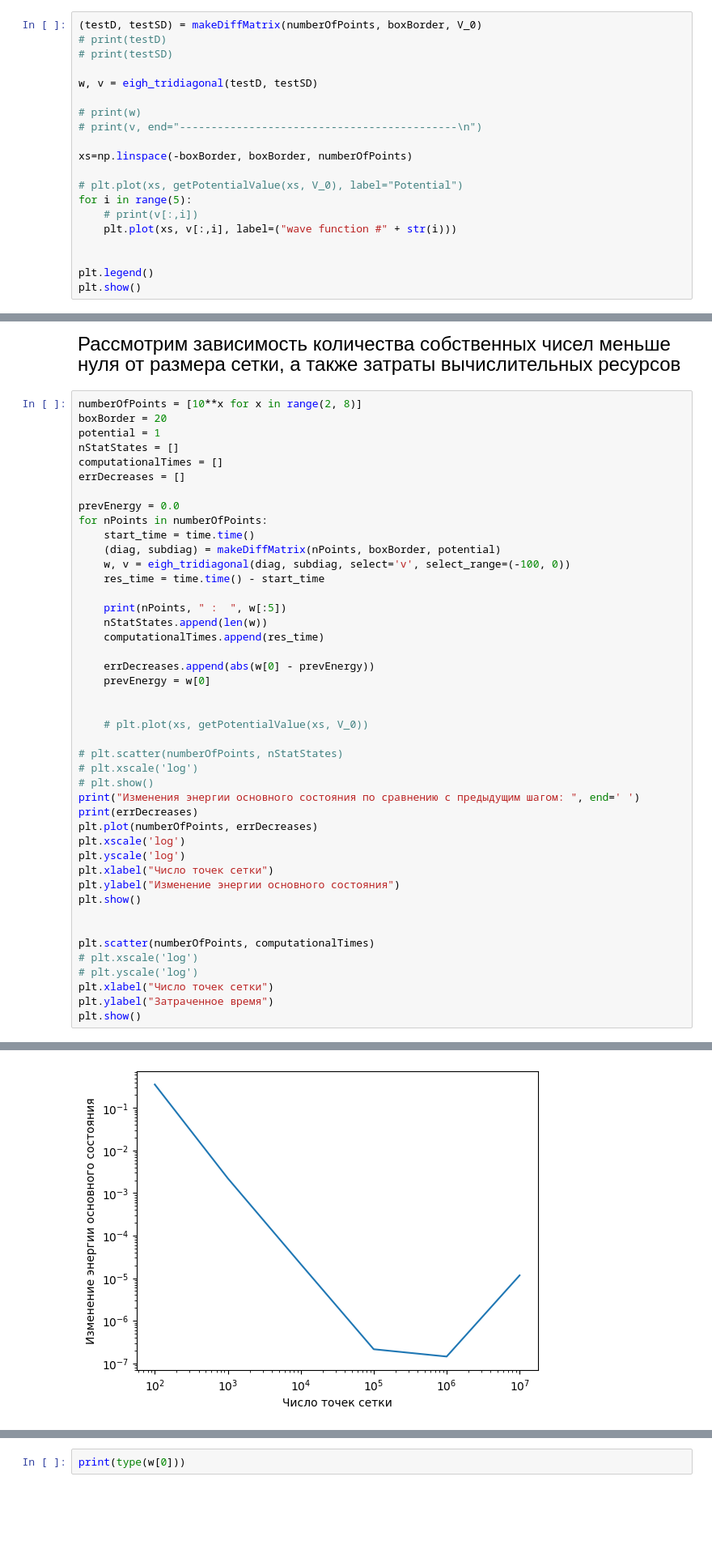
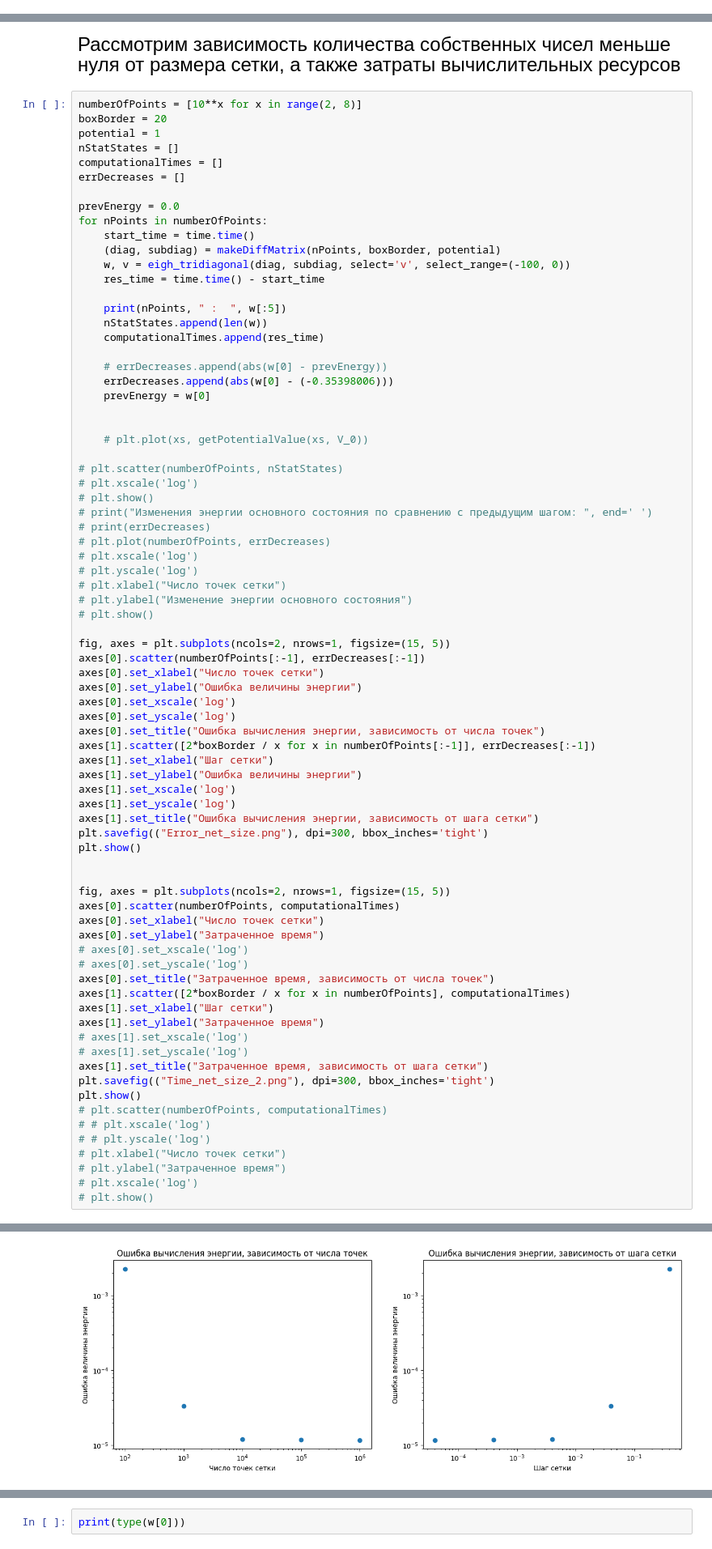
Before and after one commit to NeuTron1943/SpectralTasks, a Jupyter notebook: Task_1/task1_main.ipynb, the cells around one changed output, grey strips where cells are left out. Shown at 81% size. Saved outputs shown, nothing was run; the diff lists cells and outputs as text; blank space fills up the shorter version.

```diff
--- a/Task_1/task1_main.ipynb
+++ b/Task_1/task1_main.ipynb
@@ -50,20 +39,0 @@ print(N)
-# %%
-(testD, testSD) = makeDiffMatrix(numberOfPoints, boxBorder, V_0)
-# print(testD)
-# print(testSD)
-
-w, v = eigh_tridiagonal(testD, testSD)
-
-# print(w)
-# print(v, end="--------------------------------------------\n")
-
-xs=np.linspace(-boxBorder, boxBorder, numberOfPoints)
-
-# plt.plot(xs, getPotentialValue(xs, V_0), label="Potential")
-for i in range(5):
-    # print(v[:,i])
-    plt.plot(xs, v[:,i], label=("wave function #" + str(i)))
-
-
-plt.legend()
-plt.show()
@@ -187,7 +174,8 @@ for nPoints in numberOfPoints:
     nStatStates.append(len(w))
     computationalTimes.append(res_time)
 
-    errDecreases.append(abs(w[0] - prevEnergy))
+    # errDecreases.append(abs(w[0] - prevEnergy))
+    errDecreases.append(abs(w[0] - (-0.35398006)))
     prevEnergy = w[0]
 
 
@@ -196,22 +184,54 @@ for nPoints in numberOfPoints:
 # plt.scatter(numberOfPoints, nStatStates)
 # plt.xscale('log')
 # plt.show()
-print("Изменения энергии основного состояния по сравнению с предыдущим шагом: ", end=' ')
-print(errDecreases)
-plt.plot(numberOfPoints, errDecreases)
-plt.xscale('log')
-plt.yscale('log')
-plt.xlabel("Число точек сетки")
-plt.ylabel("Изменение энергии основного состояния")
+# print("Изменения энергии основного состояния по сравнению с предыдущим шагом: ", end=' ')
+# print(errDecreases)
+# plt.plot(numberOfPoints, errDecreases)
+# plt.xscale('log')
+# plt.yscale('log')
+# plt.xlabel("Число точек сетки")
+# plt.ylabel("Изменение энергии основного состояния")
+# plt.show()
+
+fig, axes = plt.subplots(ncols=2, nrows=1, figsize=(15, 5))
+axes[0].scatter(numberOfPoints[:-1], errDecreases[:-1])
+axes[0].set_xlabel("Число точек сетки")
+axes[0].set_ylabel("Ошибка величины энергии")
+axes[0].set_xscale('log')
+axes[0].set_yscale('log')
+axes[0].set_title("Ошибка вычисления энергии, зависимость от числа точек")
+axes[1].scatter([2*boxBorder / x for x in numberOfPoints[:-1]], errDecreases[:-1])
+axes[1].set_xlabel("Шаг сетки")
+axes[1].set_ylabel("Ошибка величины энергии")
+axes[1].set_xscale('log')
+axes[1].set_yscale('log')
+axes[1].set_title("Ошибка вычисления энергии, зависимость от шага сетки")
+plt.savefig(("Error_net_size.png"), dpi=300, bbox_inches='tight')
 plt.show()
 
 
-plt.scatter(numberOfPoints, computationalTimes)
+fig, axes = plt.subplots(ncols=2, nrows=1, figsize=(15, 5))
+axes[0].scatter(numberOfPoints, computationalTimes)
+axes[0].set_xlabel("Число точек сетки")
+axes[0].set_ylabel("Затраченное время")
+# axes[0].set_xscale('log')
+# axes[0].set_yscale('log')
+axes[0].set_title("Затраченное время, зависимость от числа точек")
+axes[1].scatter([2*boxBorder / x for x in numberOfPoints], computationalTimes)
+axes[1].set_xlabel("Шаг сетки")
+axes[1].set_ylabel("Затраченное время")
+# axes[1].set_xscale('log')
+# axes[1].set_yscale('log')
+axes[1].set_title("Затраченное время, зависимость от шага сетки")
+plt.savefig(("Time_net_size_2.png"), dpi=300, bbox_inches='tight')
+plt.show()
+# plt.scatter(numberOfPoints, computationalTimes)
+# # plt.xscale('log')
+# # plt.yscale('log')
+# plt.xlabel("Число точек сетки")
+# plt.ylabel("Затраченное время")
 # plt.xscale('log')
-# plt.yscale('log')
-plt.xlabel("Число точек сетки")
-plt.ylabel("Затраченное время")
-plt.show()
+# plt.show()
 # %% [output]
 100  :   [-0.35624587]
 1000  :   [-0.35401353]
@@ -223 +242 @@ plt.show()
-[figure, old version]
+[figure, new version]
```
Also changed, not shown: parts of 5 cells of this notebook, 28 other files.
